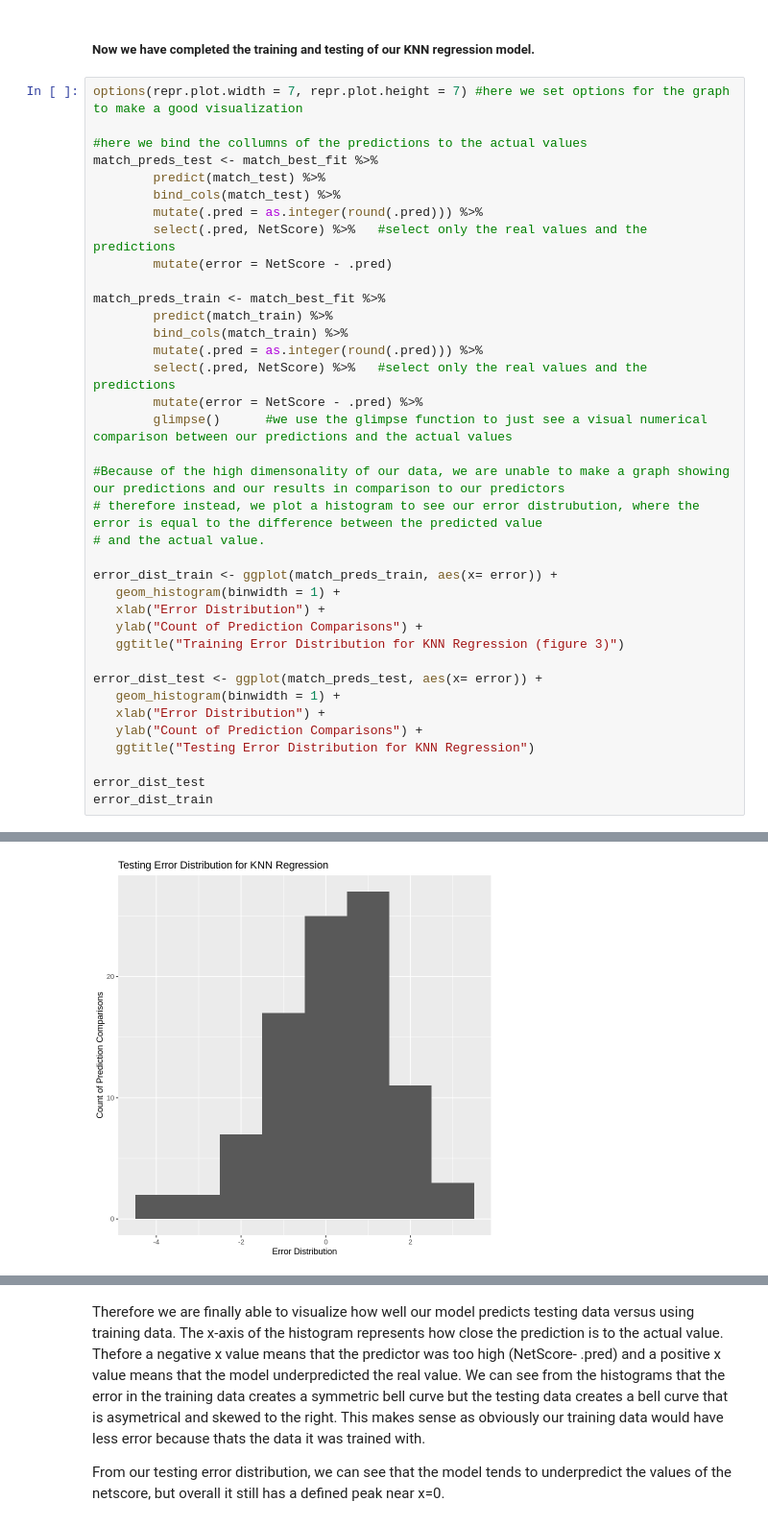
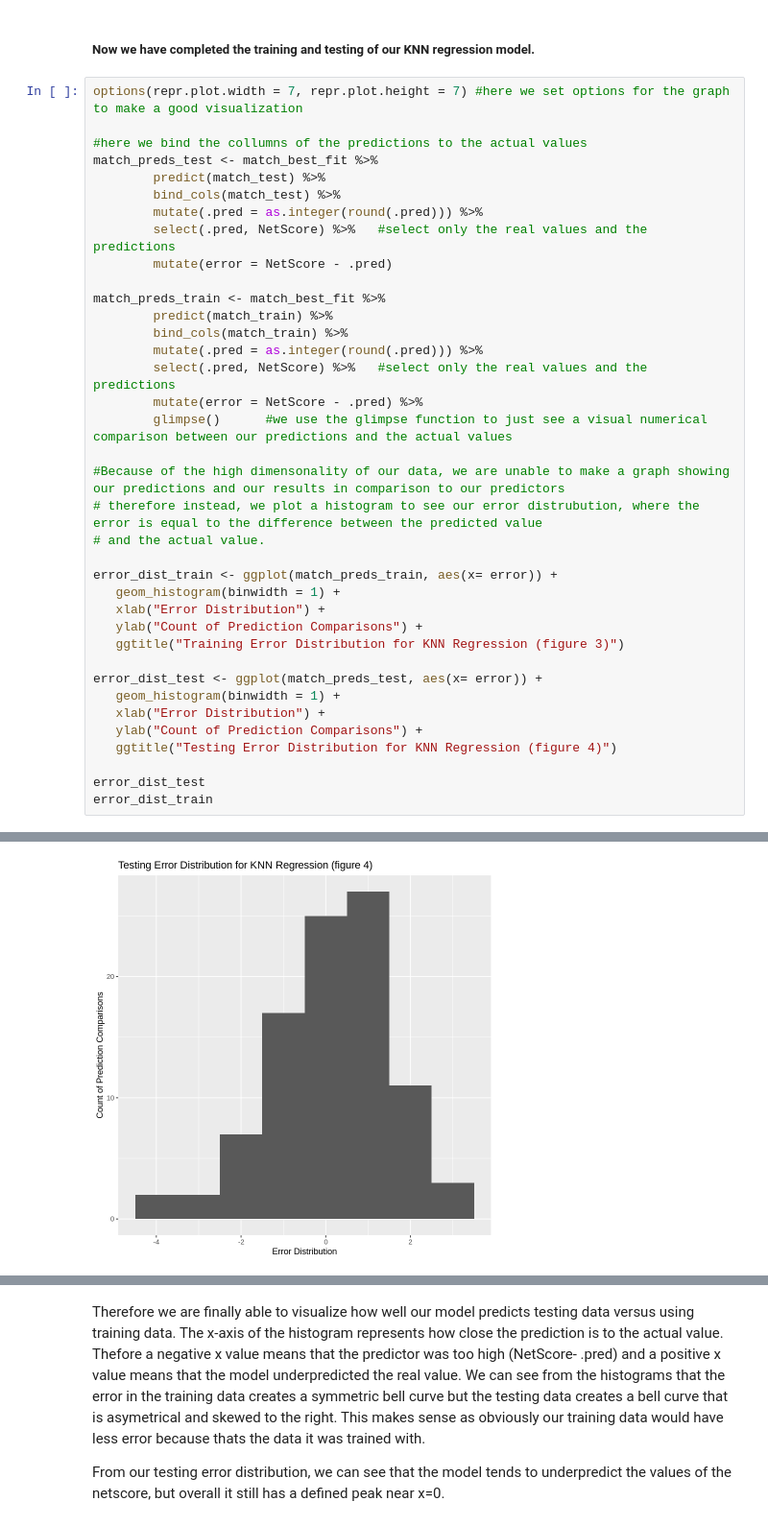
Before and after one commit to armanmoztar/DSCI100-group-project-report, a Jupyter notebook: Group_Project.ipynb, the cells around one changed output, grey strips where cells are left out. Shown: that part at 96% size. Saved outputs shown, nothing was run; the diff lists cells and outputs as text.

```diff
--- a/Group_Project.ipynb
+++ b/Group_Project.ipynb
@@ -397,32 +397,32 @@ match_preds_train <- match_best_fit %>%
         predict(match_train) %>%
         bind_cols(match_train) %>%
         mutate(.pred = as.integer(round(.pred))) %>%
         select(.pred, NetScore) %>%   #select only the real values and the predictions
         mutate(error = NetScore - .pred) %>%
         glimpse()      #we use the glimpse function to just see a visual numerical comparison between our predictions and the actual values
 
 #Because of the high dimensonality of our data, we are unable to make a graph showing our predictions and our results in comparison to our predictors
 # therefore instead, we plot a histogram to see our error distrubution, where the error is equal to the difference between the predicted value
 # and the actual value.
 
 error_dist_train <- ggplot(match_preds_train, aes(x= error)) +
    geom_histogram(binwidth = 1) +
    xlab("Error Distribution") +
    ylab("Count of Prediction Comparisons") +
    ggtitle("Training Error Distribution for KNN Regression (figure 3)")
 
 error_dist_test <- ggplot(match_preds_test, aes(x= error)) +
    geom_histogram(binwidth = 1) +
    xlab("Error Distribution") +
    ylab("Count of Prediction Comparisons") +
-   ggtitle("Testing Error Distribution for KNN Regression")
+   ggtitle("Testing Error Distribution for KNN Regression (figure 4)")
 
 error_dist_test
 error_dist_train
 # %% [output]
 Rows: 286
 Columns: 3
 $ .pred    <int> -2, -2, -1, 2, -1, 3, 0, 1, 2, 1, 0, -1, 2, 0, 0, 2, 1, 0, 0…
 $ NetScore <int> -2, -3, -1, 2, -2, 4, 0, 1, 2, 2, -1, -2, 2, 0, 0, 1, 2, -1,…
 $ error    <int> 0, -1, 0, 0, -1, 1, 0, 0, 0, 1, -1, -1, 0, 0, 0, -1, 1, -1, …
-[figure, old version]
+[figure, new version]
```
Also changed, not shown: parts of 3 cells of this notebook.
